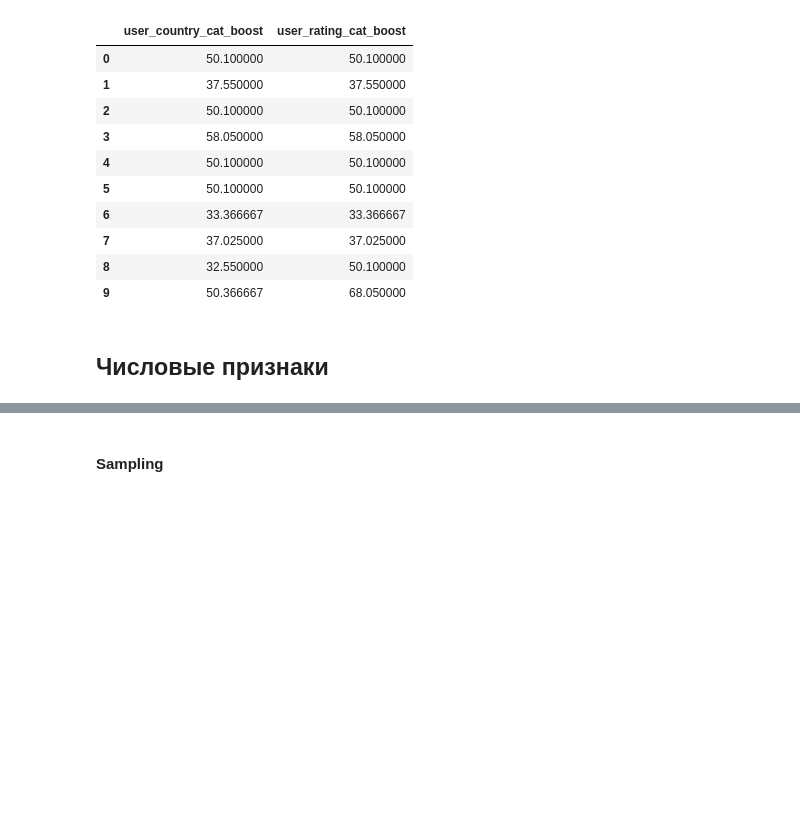
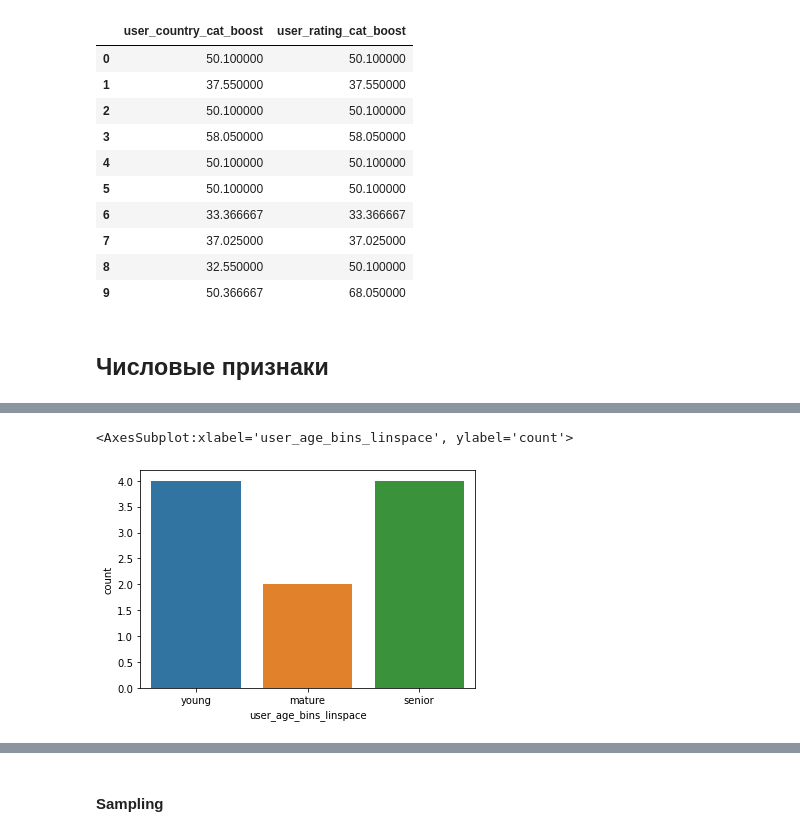
Before and after one commit to ryndovaira-org/data_science_lectures, a Jupyter notebook: 04_data_preparation/lectures/04_feature_engineering.ipynb, the cells around one changed output, grey strips where cells are left out. Drawn from its saved outputs; the diff is of its cells as text; code cells hidden in the pictures; blank space fills up the shorter version.

```diff
--- a/04_data_preparation/lectures/04_feature_engineering.ipynb
+++ b/04_data_preparation/lectures/04_feature_engineering.ipynb
@@ -1212,0 +1256,4 @@ df[['user_country_cat_boost', 'user_rating_cat_boost']]
+# %%
+# получить минимальное и максимальное значение
+user_age_min, user_age_max = df.user_age.min(), df.user_age.max()
+user_age_min, user_age_max
@@ -1212,0 +1262,11 @@ df[['user_country_cat_boost', 'user_rating_cat_boost']]
+# %%
+# можно вычислить диапазон каждого интервала,
+# то есть минимальное и максимальное значение каждого интервала
+
+# допустим необходимо 3 группы, тогда будет 4 "края" интервалов (бинов)
+
+# можно использовать функцию linspace() пакета numpy
+# для вычисления 4 равномерно распределенных бинов
+
+user_age_bins_linspace = np.linspace(user_age_min, user_age_max, 4)
+user_age_bins_linspace
@@ -1212,0 +1275,4 @@ df[['user_country_cat_boost', 'user_rating_cat_boost']]
+# %%
+# определить ярлыки
+user_age_labels_linspace = ['young', 'mature', 'senior']
+user_age_labels_linspace
@@ -1212,0 +1281,13 @@ df[['user_country_cat_boost', 'user_rating_cat_boost']]
+# %%
+# использовать функцию cut() для преобразования
+# числовых значений столбца в категориальные значения
+
+# нужно указать интервалы и метки
+# также установим для параметра include_lowest значение True,
+# чтобы включить также минимальное значение
+df['user_age_bins_linspace'] = pd.cut(df.user_age,
+                                      bins=user_age_bins_linspace,
+                                      labels=user_age_labels_linspace,
+                                      include_lowest=True)
+
+df[['user_age', 'user_age_bins_linspace']]
@@ -1212,0 +1306,5 @@ df[['user_country_cat_boost', 'user_rating_cat_boost']]
+# %%
+sns.countplot(x=df.user_age_bins_linspace)
+# %% [output]
+<AxesSubplot:xlabel='user_age_bins_linspace', ylabel='count'>
+[figure, added]
```
Also changed, not shown: parts of 18 cells of this notebook, 2 other files.
